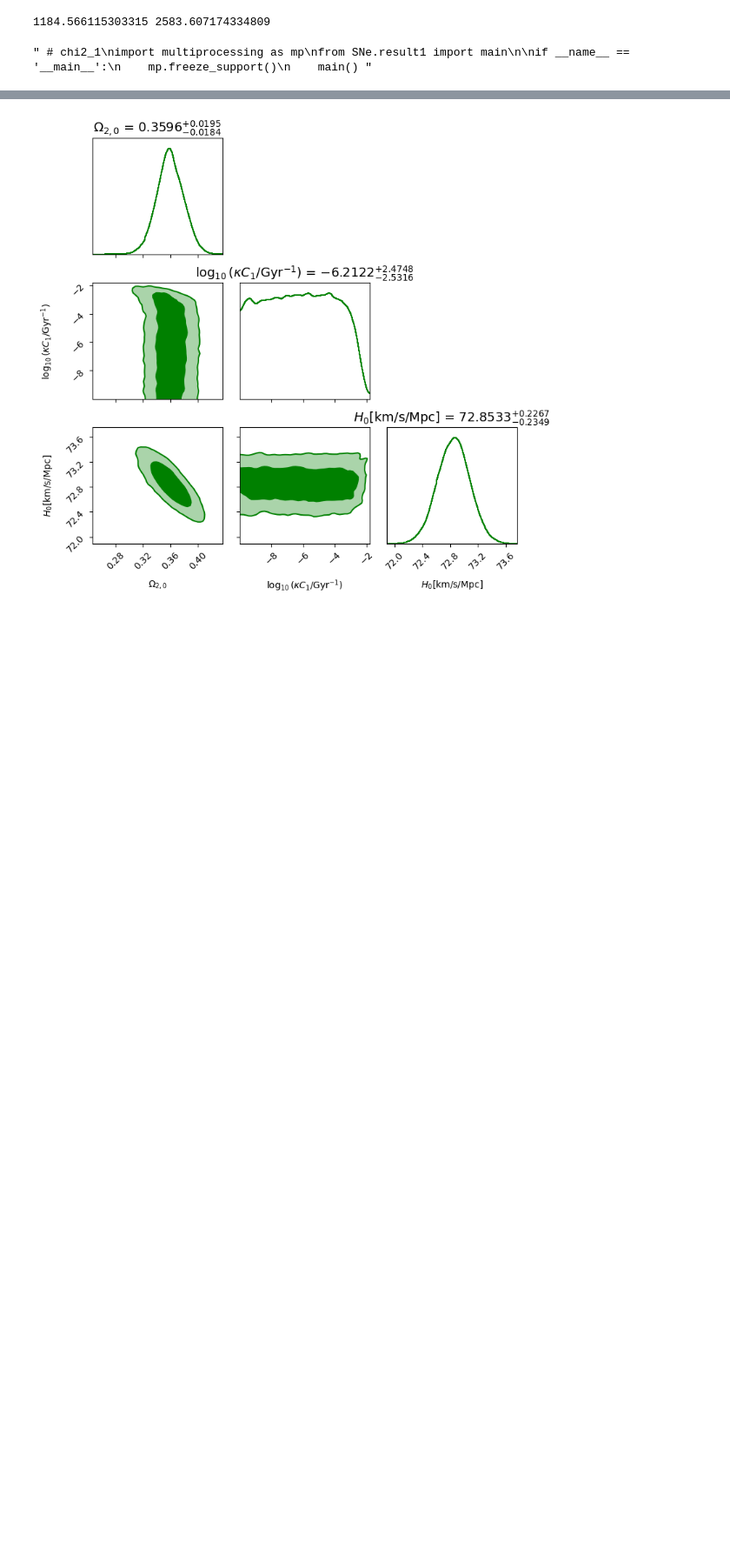
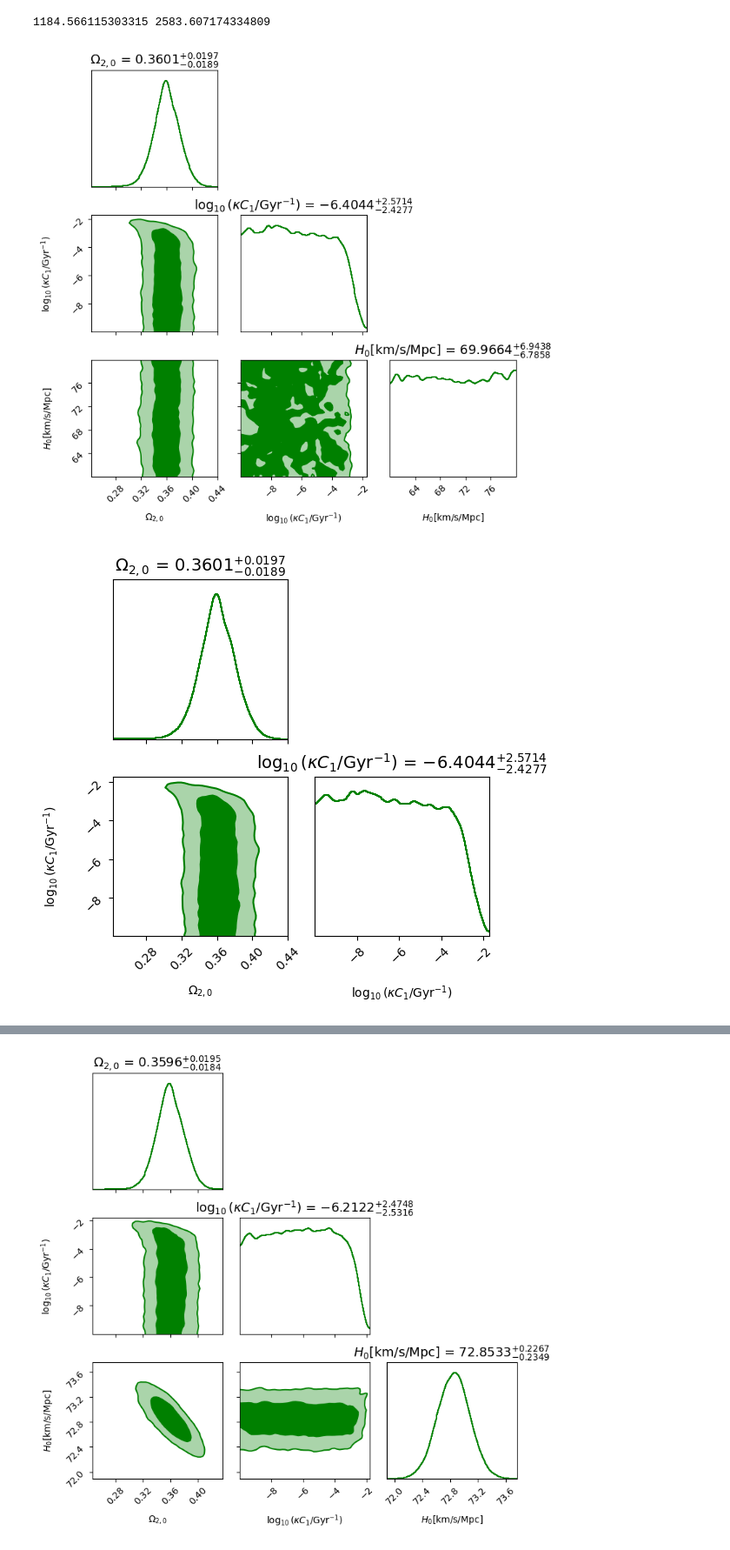
Before and after one commit to kaltsit33/IDM, a Jupyter notebook: all_in_one.ipynb, the cells around one changed output, grey strips where cells are left out. Shown at 87% size. Cells and saved outputs as stored; diff of their text form; code cells hidden in the pictures; blank space fills up the shorter version.

```diff
--- a/all_in_one.ipynb
+++ b/all_in_one.ipynb
@@ -164,12 +164,13 @@ print(chi2_1,chi2_2)
 # %% [output]
 1184.566115303315 2583.607174334809
 # %%
-""" # chi2_1
+# chi2_1
 import multiprocessing as mp
 from SNe.result1 import main
 
 if __name__ == '__main__':
     mp.freeze_support()
-    main() """
+    main()
 # %% [output]
-" # chi2_1\nimport multiprocessing as mp\nfrom SNe.result1 import main\n\nif __name__ == '__main__':\n    mp.freeze_support()\n    main() "
+[figure, added]
+[figure, added]
```
Also changed, not shown: parts of 5 cells of this notebook, 19 other files.
